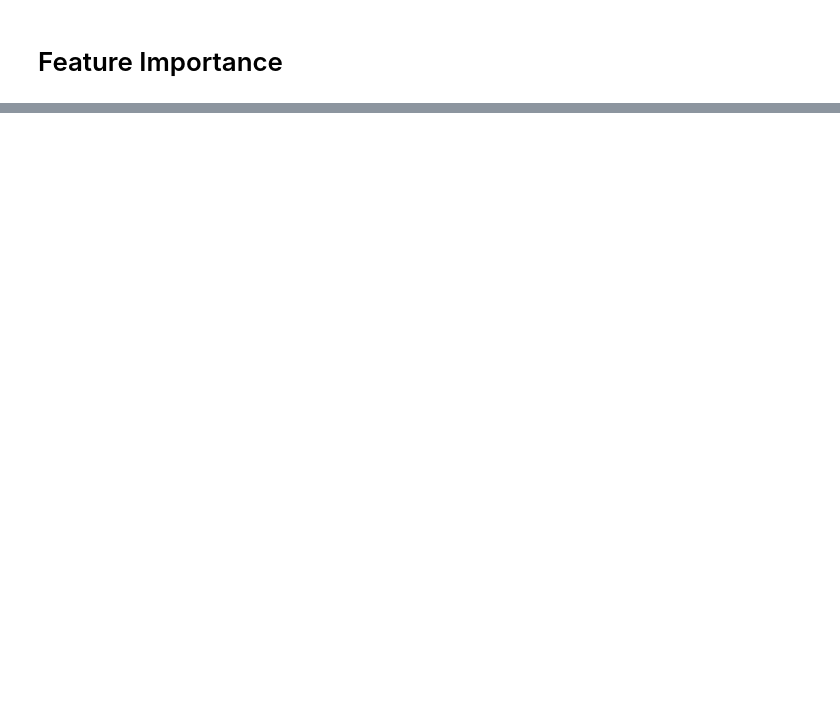
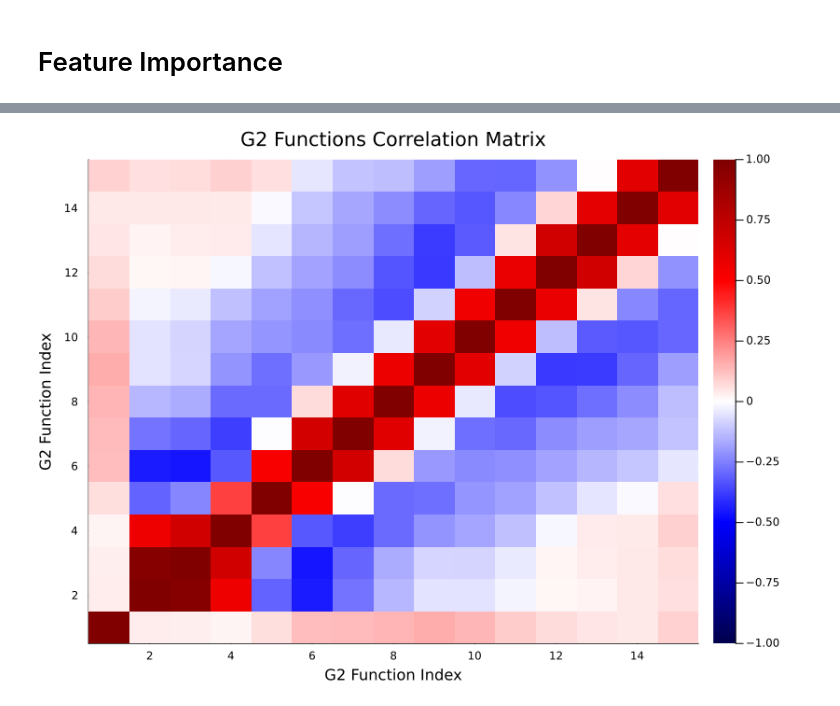
Before and after one commit to mposysoev/FeatureImportance, a Jupyter notebook: run_me.ipynb, the cells around one changed output, grey strips where cells are left out. Cells and saved outputs as stored; diff of their text form; code cells hidden in the pictures; blank space fills up the shorter version.

```diff
--- a/run_me.ipynb
+++ b/run_me.ipynb
@@ -216,0 +329,4 @@ errors_shift
+# %%
+plot_correlation_matrix(cor_matrix)
+# %% [output]
+[figure, added]
```
Also changed, not shown: parts of 26 cells of this notebook, 5 other files.
